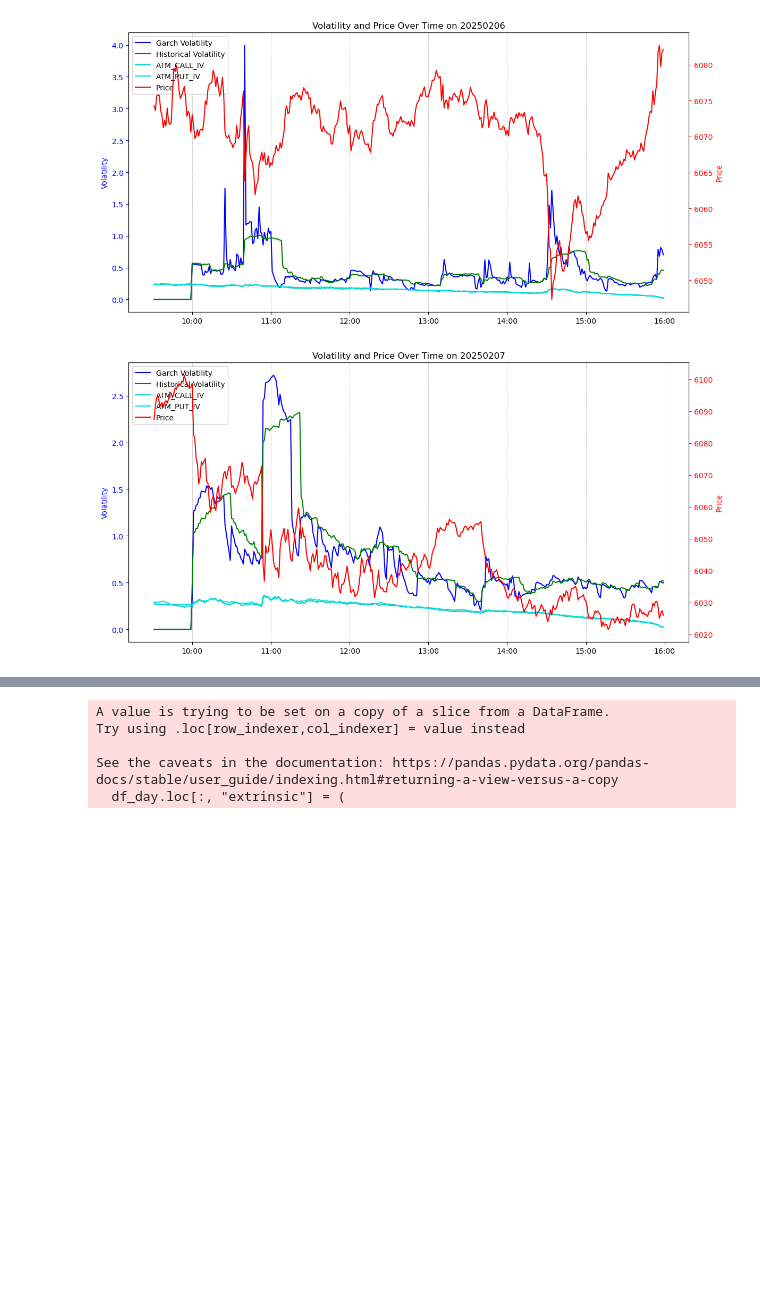
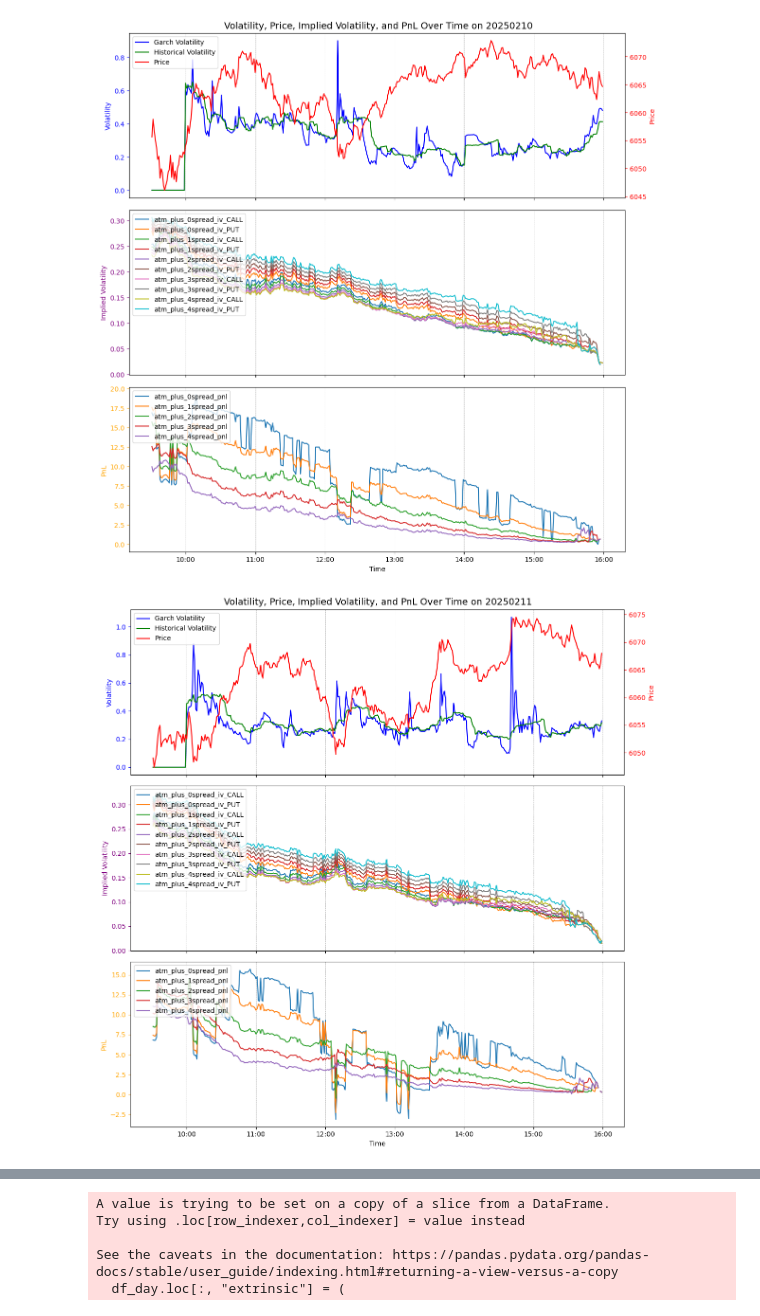
Before and after one commit to omnimahui/thetadata-spx, a Jupyter notebook: thetadata-spx-options.ipynb, the cells around one changed output, grey strips where cells are left out. Drawn from its saved outputs; the diff is of its cells as text; code cells hidden in the pictures; blank space fills up the shorter version.

Commit message:
Add IV and PNL in terms of spreads

```diff
--- a/thetadata-spx-options.ipynb
+++ b/thetadata-spx-options.ipynb
@@ -85,7 +197,5 @@ def plot_volatility(df,DAY):
     plt.show()
 # %%
-DAY = "20250207"
-
 def chart_by_day(DAY):
     df_day_price = df.groupby(["date", "time"])["underlying_price"].first()
     df_vlty = (
@@ -109,49 +219,29 @@ def chart_by_day(DAY):
         .set_index("time")
     )
 
-    df_day_call = (
-        df.loc[(df.index.get_level_values(0) == DAY) & (df["right"] == "C")]
-        .reset_index()
-        .set_index("time")
-    )
-    df_day_call.loc[:, "atm"] = df_day_call.groupby(["time"]).apply(
-        lambda rows: find_atm(rows["underlying_price"], rows["strike"])
-    )
-    df_atmcall_iv=df_day_call.loc[df_day_call["strike"] == df_day_call["atm"]]["implied_vol"].to_frame()
-    # df_call_atm = df_day_call.groupby("time")["atm"].first().to_frame()
+    df_iv = iv_on_spread(df.loc[(df.index.get_level_values(0) == DAY)])
+    df_pnl = pnl_on_spread(df.loc[(df.index.get_level_values(0) == DAY)])
 
-
-    df_day_put = (
-        df.loc[(df.index.get_level_values(0) == DAY) & (df["right"] == "P")]
-        .reset_index()
-        .set_index("time")
-    )
-    df_day_put.loc[:, "atm"] = df_day_put.groupby(["time"]).apply(
-        lambda rows: find_atm(rows["underlying_price"], rows["strike"])
-    )
-    # df_put_atm = df_day_put.groupby("time")["atm"].first().to_frame()
-    df_atmput_iv = df_day_put.loc[df_day_put["strike"] == df_day_put["atm"]][
-        "implied_vol"
-    ].to_frame()
 
     df_vlty = pd.concat(
         [
             df_vlty["underlying_price"],
             df_histvlty["underlying_price"],
             df_price["underlying_price"],
-            df_atmcall_iv["implied_vol"],
-            df_atmput_iv["implied_vol"],
         ],
         axis=1,
     )
-    df_vlty.columns = ["Garch_Vlty", "Hist_Vlty", "Price", "ATM_CALL_IV", "ATM_PUT_IV"]
+    df_vlty.columns = ["Garch_Vlty", "Hist_Vlty", "Price"]
     df_vlty = df_vlty.fillna(0)
-    plot_volatility(df_vlty, DAY=DAY)
+    plot_volatility(df_vlty, df_iv, df_pnl, DAY=DAY)
 # %%
-chart_by_day("20250206")
-chart_by_day("20250207")
+#chart_by_day("20250206")
+#chart_by_day("20250207")
 chart_by_day("20250210")
 chart_by_day("20250211")
+chart_by_day("20250212")
+chart_by_day("20250213")
+chart_by_day("20250214")
 # %% [output]
-[figure, old version]
+[figure, new version]
-[figure, old version]
+[figure, new version]
```
Also changed, not shown: parts of 2 cells of this notebook.
